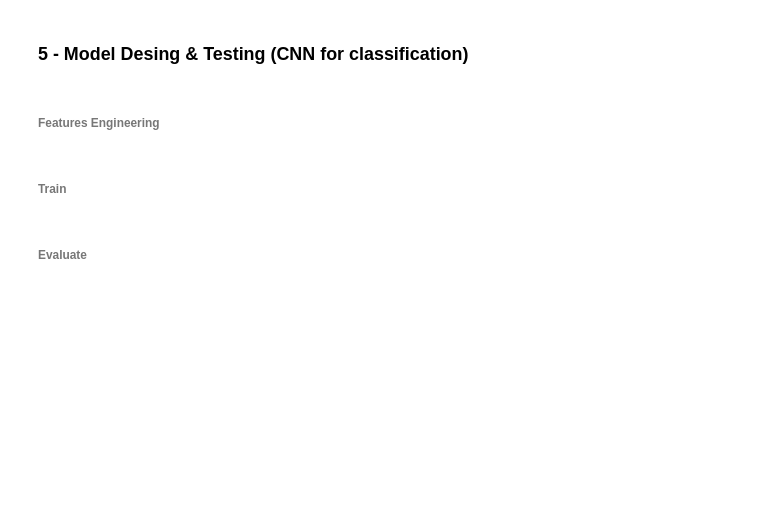
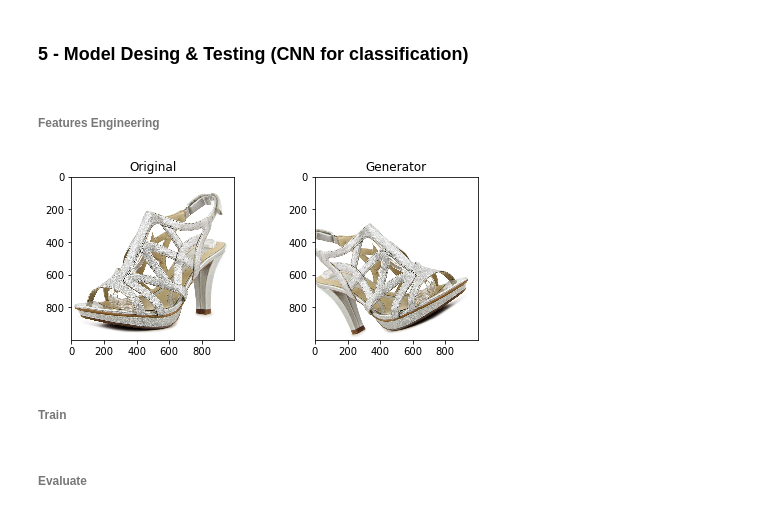
Before and after one commit to mdipietro09/DataScience_ArtificialIntelligence_Utils, a Jupyter notebook: deep_learning_computer_vision/object_detection_example.ipynb, the cells around one changed output. Cells and saved outputs as stored; diff of their text form; code cells hidden in the pictures; blank space fills up the shorter version.

```diff
--- a/deep_learning_computer_vision/object_detection_example.ipynb
+++ b/deep_learning_computer_vision/object_detection_example.ipynb
@@ -292,0 +344,10 @@ img_processed = utils_preprocess_img(lst_imgs[0], plot=True, figsize=(20,13), re
+# %%
+from tensorflow.keras import preprocessing
+
+ImageGen = preprocessing.image.ImageDataGenerator(rotation_range=30, width_shift_range=0.1, height_shift_range=0.1,
+                                                  rescale=1/255, shear_range=0.2, zoom_range=0.2,
+                                                  horizontal_flip=True, fill_mode='nearest')
+# %%
+plot_imgs([lst_imgs[0], ImageGen.random_transform(lst_imgs[0])], ["Original","Generator"], figsize=(8,3))
+# %% [output]
+[figure, added]
```
Also changed, not shown: parts of 6 cells of this notebook, 5 other files.
